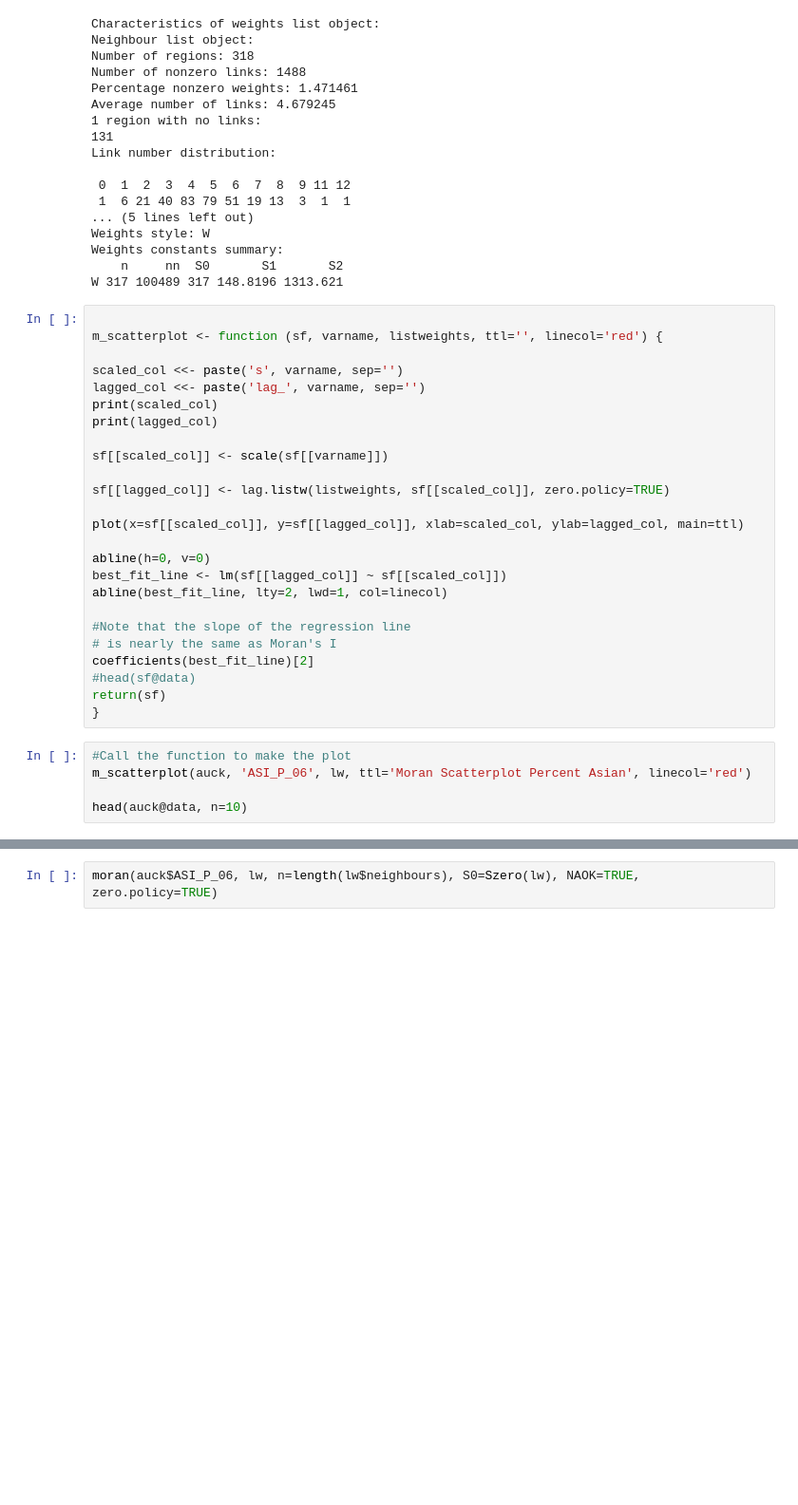
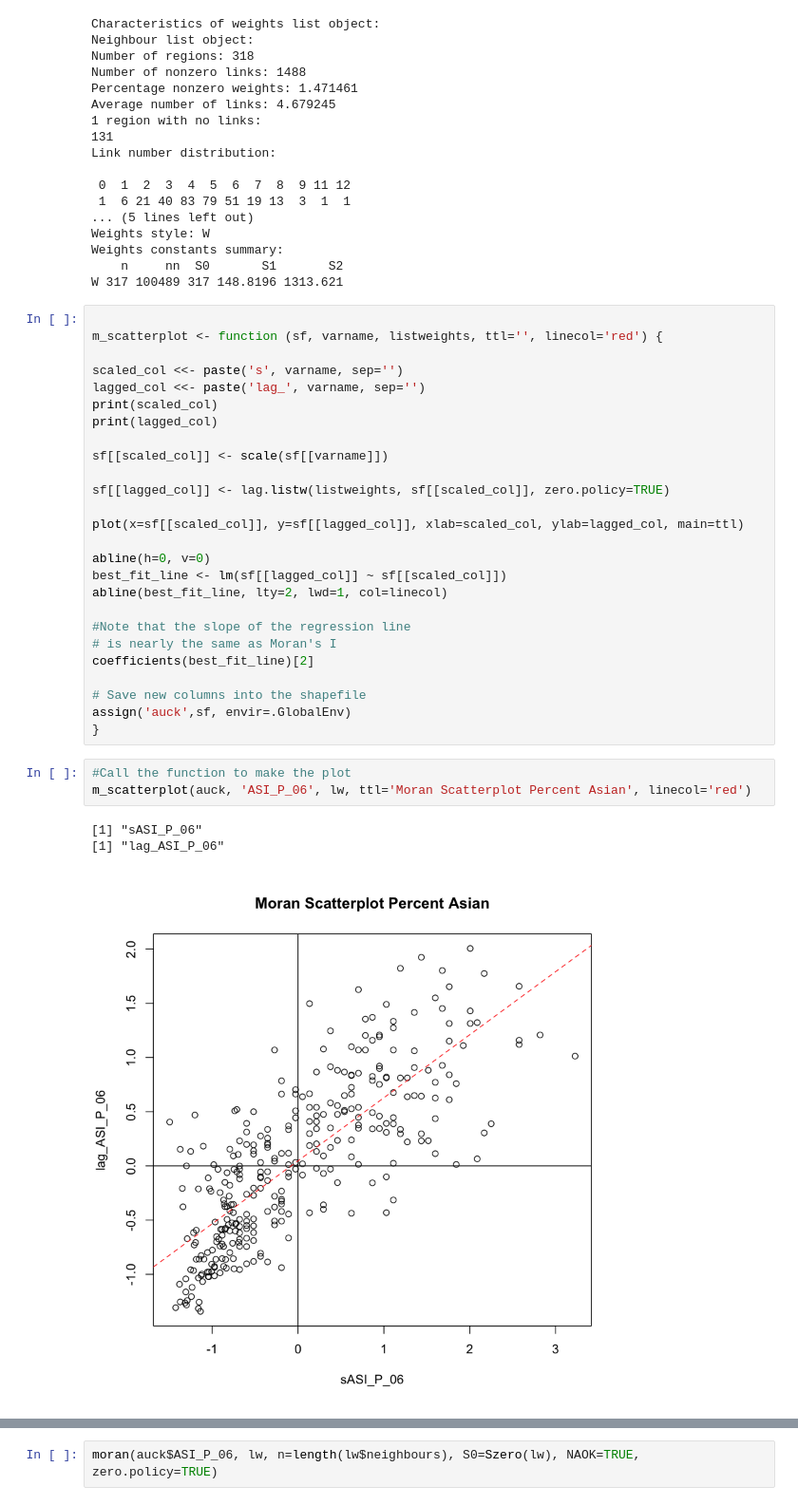
Before and after one commit to xrwang/geog187-notebooks, a Jupyter notebook: lab-1/lab1-spatial autocorrelation.ipynb, the cells around one changed output, grey strips where cells are left out. Shown: that part at 95% size. Saved outputs shown, nothing was run; the diff lists cells and outputs as text; blank space fills up the shorter version.

```diff
--- a/lab-1/lab1-spatial autocorrelation.ipynb
+++ b/lab-1/lab1-spatial autocorrelation.ipynb
@@ -245,11 +245,14 @@ abline(best_fit_line, lty=2, lwd=1, col=linecol)
 #Note that the slope of the regression line
 # is nearly the same as Moran's I
 coefficients(best_fit_line)[2]
-#head(sf@data)
-return(sf)
+
+# Save new columns into the shapefile
+assign('auck',sf, envir=.GlobalEnv)
 }
 # %%
 #Call the function to make the plot
 m_scatterplot(auck, 'ASI_P_06', lw, ttl='Moran Scatterplot Percent Asian', linecol='red')
-
-head(auck@data, n=10)
+# %% [output]
+[1] "sASI_P_06"
+[1] "lag_ASI_P_06"
+[figure, added]
```
Also changed, not shown: parts of 8 cells of this notebook.
